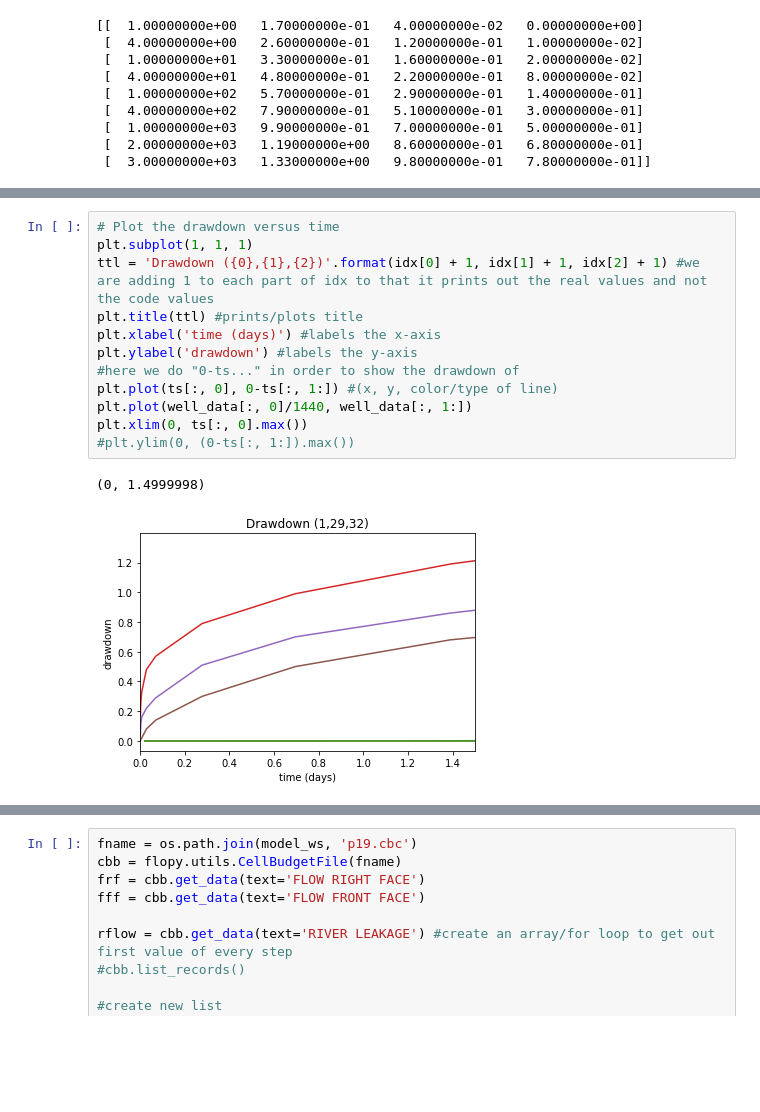
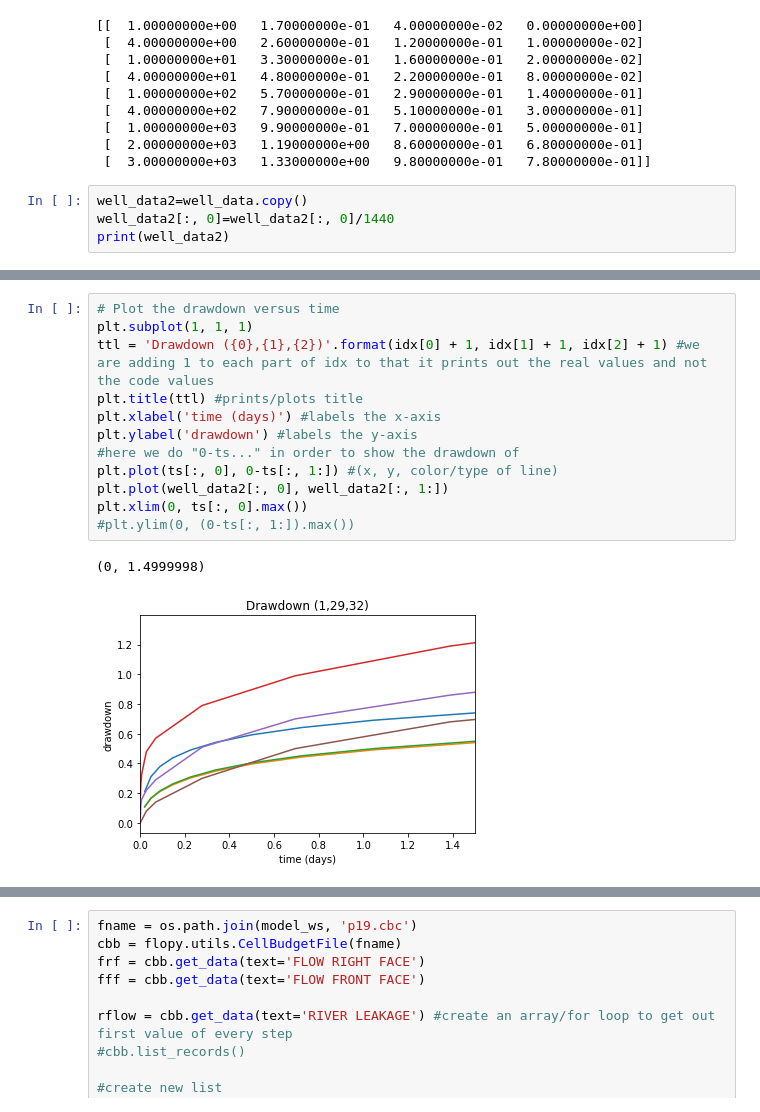
Before and after one commit to jordw22/modflow_epa, a Jupyter notebook: Notebooks/Problem 19 - Application of a Groundwater Flow Model to a Water Supply Problem.ipynb, the cells around one changed output, grey strips where cells are left out. Drawn from its saved outputs; the diff is of its cells as text; blank space fills up the shorter version.

```diff
--- a/Notebooks/Problem 19 - Application of a Groundwater Flow Model to a Water Supply Problem.ipynb
+++ b/Notebooks/Problem 19 - Application of a Groundwater Flow Model to a Water Supply Problem.ipynb
@@ -237,3 +251,7 @@ print(well_data)
  [  1.00000000e+03   9.90000000e-01   7.00000000e-01   5.00000000e-01]
  [  2.00000000e+03   1.19000000e+00   8.60000000e-01   6.80000000e-01]
  [  3.00000000e+03   1.33000000e+00   9.80000000e-01   7.80000000e-01]]
+# %%
+well_data2=well_data.copy()
+well_data2[:, 0]=well_data2[:, 0]/1440
+print(well_data2)
@@ -240,15 +268,15 @@ print(well_data)
 # %%
 # Plot the drawdown versus time
 plt.subplot(1, 1, 1)
 ttl = 'Drawdown ({0},{1},{2})'.format(idx[0] + 1, idx[1] + 1, idx[2] + 1) #we are adding 1 to each part of idx to that it prints out the real values and not the code values
 plt.title(ttl) #prints/plots title
 plt.xlabel('time (days)') #labels the x-axis
 plt.ylabel('drawdown') #labels the y-axis
 #here we do "0-ts..." in order to show the drawdown of
 plt.plot(ts[:, 0], 0-ts[:, 1:]) #(x, y, color/type of line)
-plt.plot(well_data[:, 0]/1440, well_data[:, 1:])
+plt.plot(well_data2[:, 0], well_data2[:, 1:])
 plt.xlim(0, ts[:, 0].max())
 #plt.ylim(0, (0-ts[:, 1:]).max())
 # %% [output]
 (0, 1.4999998)
-[figure, old version]
+[figure, new version]
```
Also changed, not shown: parts of 19 cells of this notebook.
